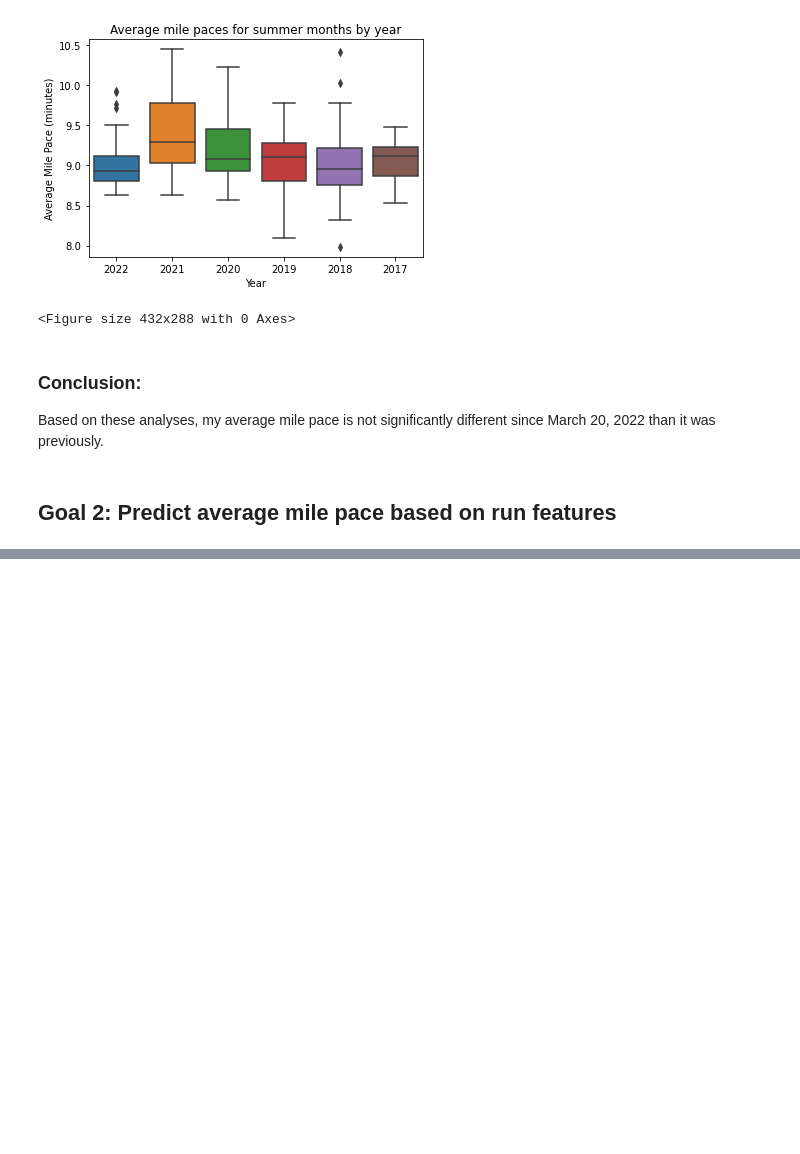
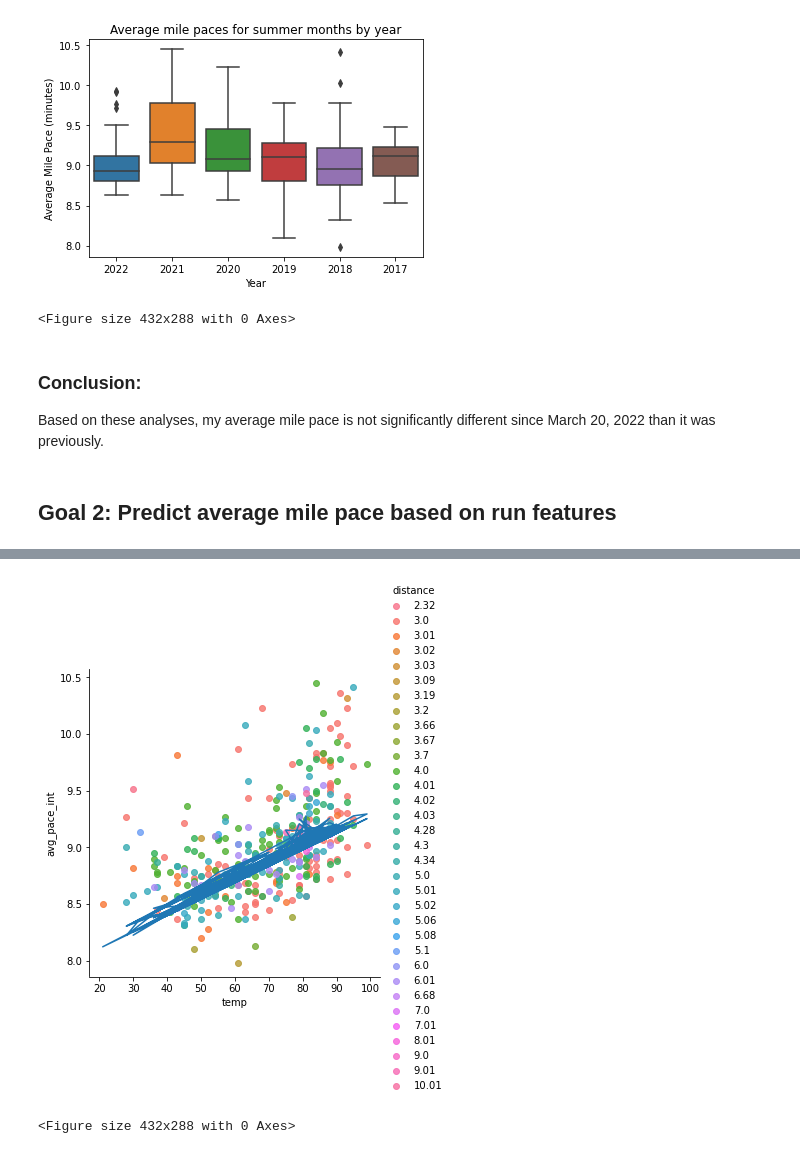
Before and after one commit to bethharvey/Inference-Final-Project, a Jupyter notebook: Inference Final Project.ipynb, the cells around one changed output, grey strips where cells are left out. Cells and saved outputs as stored; diff of their text form; code cells hidden in the pictures; blank space fills up the shorter version.

```diff
--- a/Inference Final Project.ipynb
+++ b/Inference Final Project.ipynb
@@ -389,4 +417,11 @@ Covariance Type:            nonrobust
 Notes:
 [1] Standard Errors assume that the covariance matrix of the errors is correctly specified.
 # %%
-# Check linearity assumption
+# Add regression lines by year to lmplot
+sns.lmplot(x = 'temp', y = 'avg_pace_int', hue = 'distance', fit_reg = False, data = activities_reg)
+plt.plot(activities_reg.temp, model.params[0]+model.params[1] + model.params[6]*activities_reg.distance + model.params[7]*activities_reg.temp)
+plt.show()
+plt.clf()
+# %% [output]
+[figure, added]
+<Figure size 432x288 with 0 Axes>
```
Also changed, not shown: parts of 3 cells of this notebook.
